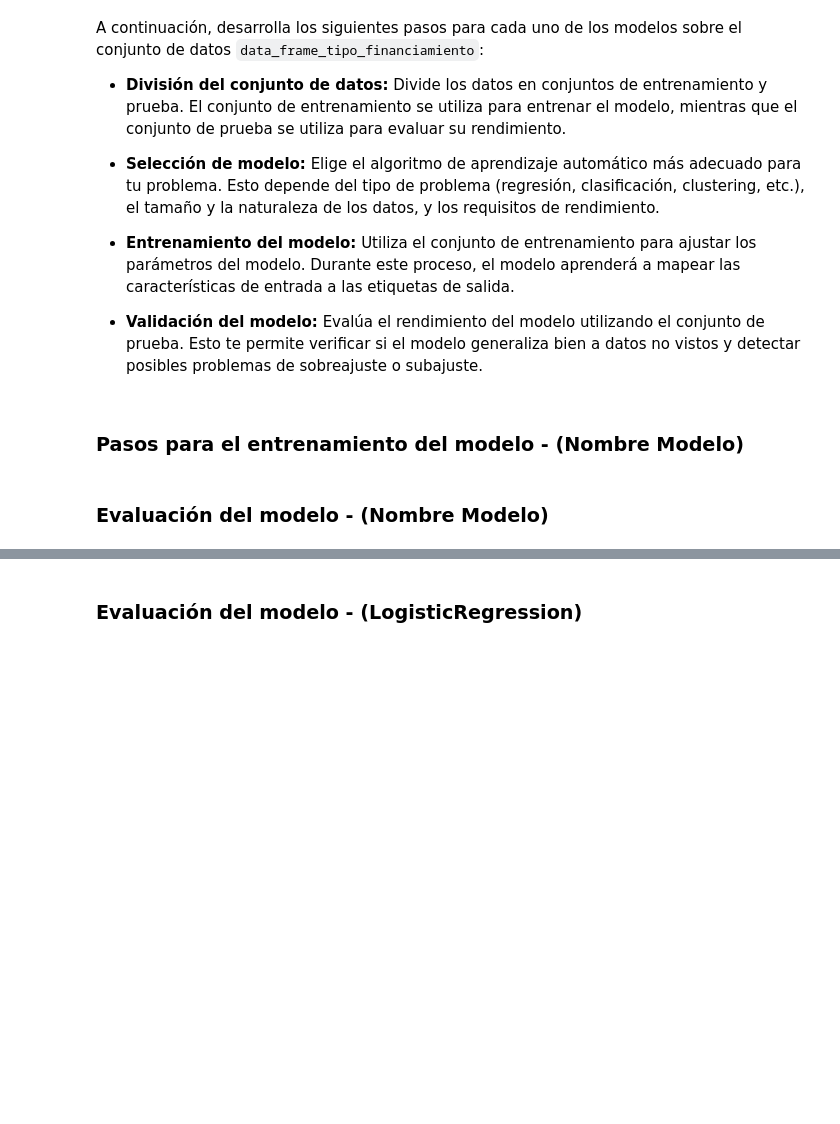
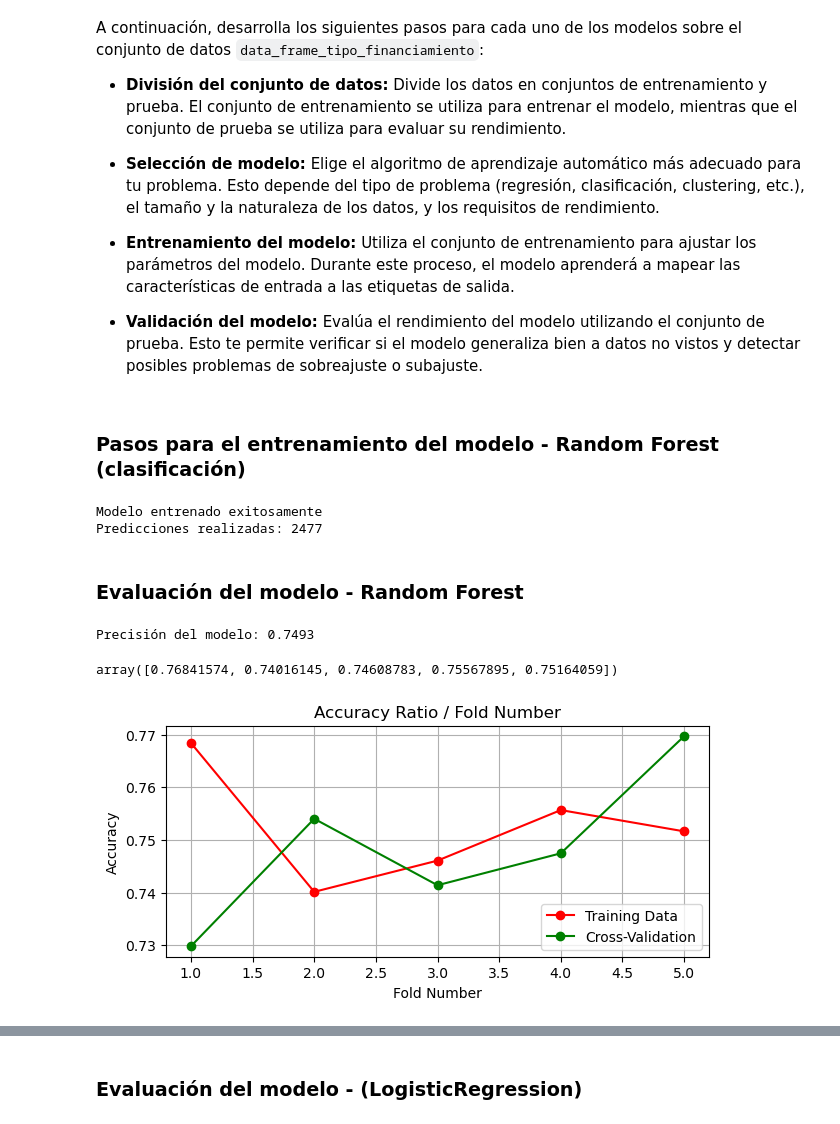
Before and after one commit to irina-yakovleva/python_b2_edp_uoc, a Jupyter notebook: python_b2_proyecto_final.ipynb, the cells around one changed output, grey strips where cells are left out. Saved outputs shown, nothing was run; the diff lists cells and outputs as text; code cells hidden in the pictures; blank space fills up the shorter version.

```diff
--- a/python_b2_proyecto_final.ipynb
+++ b/python_b2_proyecto_final.ipynb
@@ -2348,7 +2529,7 @@ A continuación, desarrolla los siguientes pasos para cada uno de los modelos so
 
 * **Validación del modelo:** Evalúa el rendimiento del modelo utilizando el conjunto de prueba. Esto te permite verificar si el modelo generaliza bien a datos no vistos y detectar posibles problemas de sobreajuste o subajuste.
 # %% [markdown]
-### **Pasos para el entrenamiento del modelo - (Nombre Modelo)**
+### **Pasos para el entrenamiento del modelo - Random Forest (clasificación)**
 # %%
 # Load your dataset
 # Assuming your data is stored in a DataFrame called 'data_frame_tipo_financiamiento'
@@ -2356,25 +2537,73 @@ A continuación, desarrolla los siguientes pasos para cada uno de los modelos so
 # Replace 'data_frame_tipo_financiamiento' and 'tipo_financiamiento' with your actual DataFrame and column names
 # Write you code here
 
+# Preparación de datos para el modelo
+# Separo las características (X) de la variable objetivo (y)
+X = data_frame_tipo_financiamiento.drop('tipo_financiamiento', axis=1)  # Todas las columnas excepto el target
+y = data_frame_tipo_financiamiento['tipo_financiamiento']  # Solo la columna objetivo
+
 # Split the data into training and testing sets using startified_train_test_split
 # You can adjust the test_size parameter as needed
 # 'random_state' ensures reproducibility of results
 # Write you code here
 
+# División del conjunto de datos
+# Uso stratified para mantener la proporción de clases en train y test
+
+X_train, X_test, y_train, y_test = train_test_split(
+   X, y,
+   test_size=0.2,  # 20% para test, 80% para entrenamiento
+   stratify=y,     # Mantiene la proporción de clases
+   random_state=42 # Para reproducibilidad
+)
+
 # Create the custom model
 # You can customize the parameters based on your requirements
 # Write you code here
 
+# Selección de modelo
+# Empiezo con Random Forest por ser robusto con datos desbalanceados
+
+# Creo el modelo con parámetros personalizados
+model = RandomForestClassifier(
+   n_estimators=100,     # Número de árboles
+   random_state=42,      # Reproducibilidad
+   class_weight='balanced'  # Maneja el desbalance de clases
+)
+
 # Train the model on the training data
 # Write you code here
 
+# Entrenamiento del modelo
+model.fit(X_train, y_train)
+
 # Make predictions on the testing data
 # Write you code here
+
+# Predicciones en el conjunto de prueba
+y_pred = model.predict(X_test)
+
+print("Modelo entrenado exitosamente")
+print(f"Predicciones realizadas: {len(y_pred)}")
+# %% [output]
+Modelo entrenado exitosamente
+Predicciones realizadas: 2477
 # %% [markdown]
-### **Evaluación del modelo - (Nombre Modelo)**
+### **Evaluación del modelo - Random Forest**
 # %%
 # Evaluate accuracy the model
 # Write you code here
+# Calculo la precisión del modelo comparando predicciones con valores reales
+accuracy = accuracy_score(y_test, y_pred)
+print(f"Precisión del modelo: {accuracy:.4f}")
+# %% [output]
+Precisión del modelo: 0.7493
 # %%
 # Plot accuracy the model over the time - use plot_accuracy_scores
 #plot_accuracy_scores(rf_model,X_train,y_train,X_test,y_test,nparts=5,jobs=2)
+
+# Grafico la precisión del modelo a lo largo del tiempo de entrenamiento
+plot_accuracy_scores(model, X_train, y_train, X_test, y_test, nparts=5, jobs=2)
+# %% [output]
+array([0.76841574, 0.74016145, 0.74608783, 0.75567895, 0.75164059])
+[figure, added]
```
Also changed, not shown: parts of 51 cells of this notebook, 1 other file.
